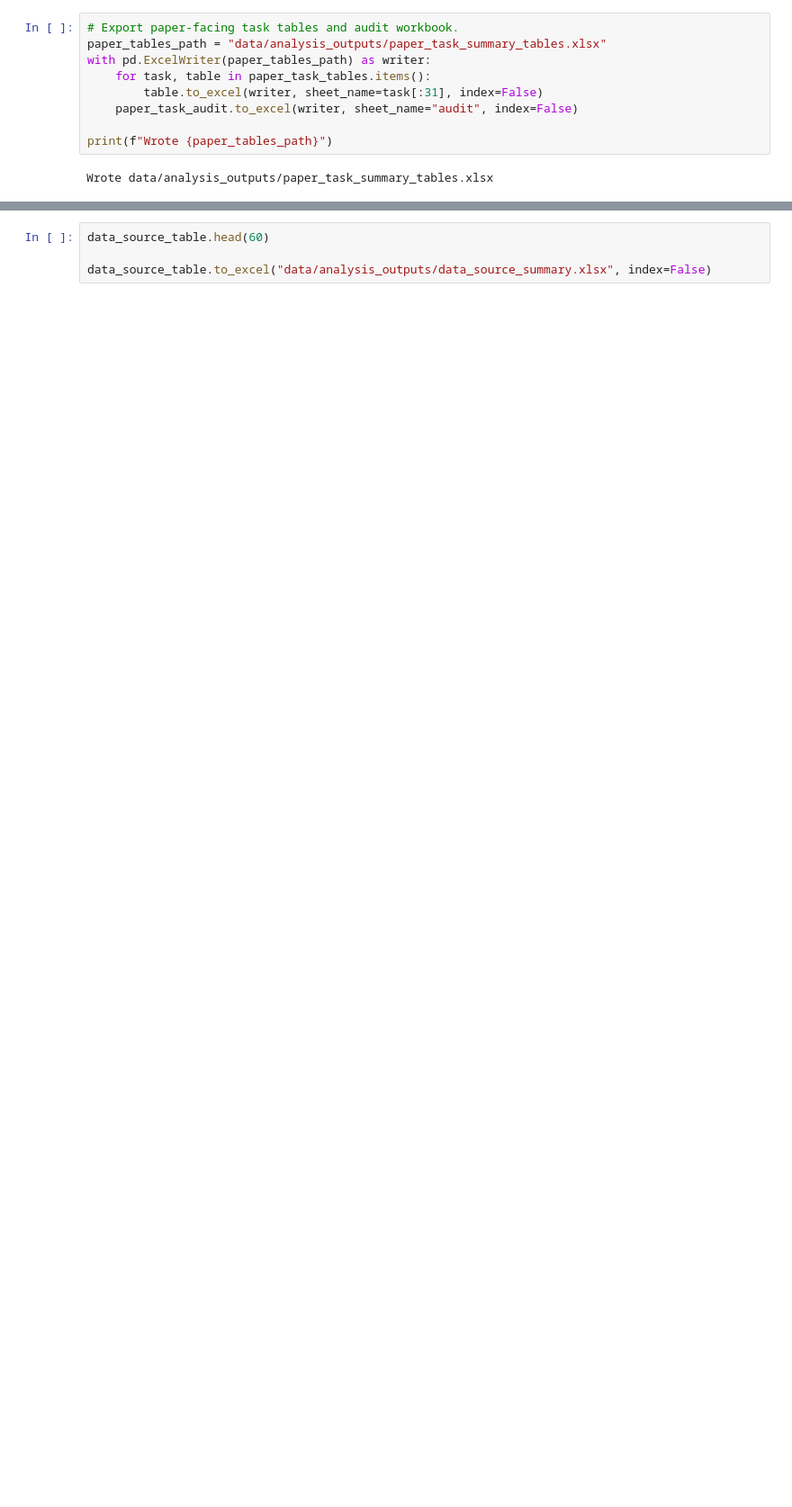
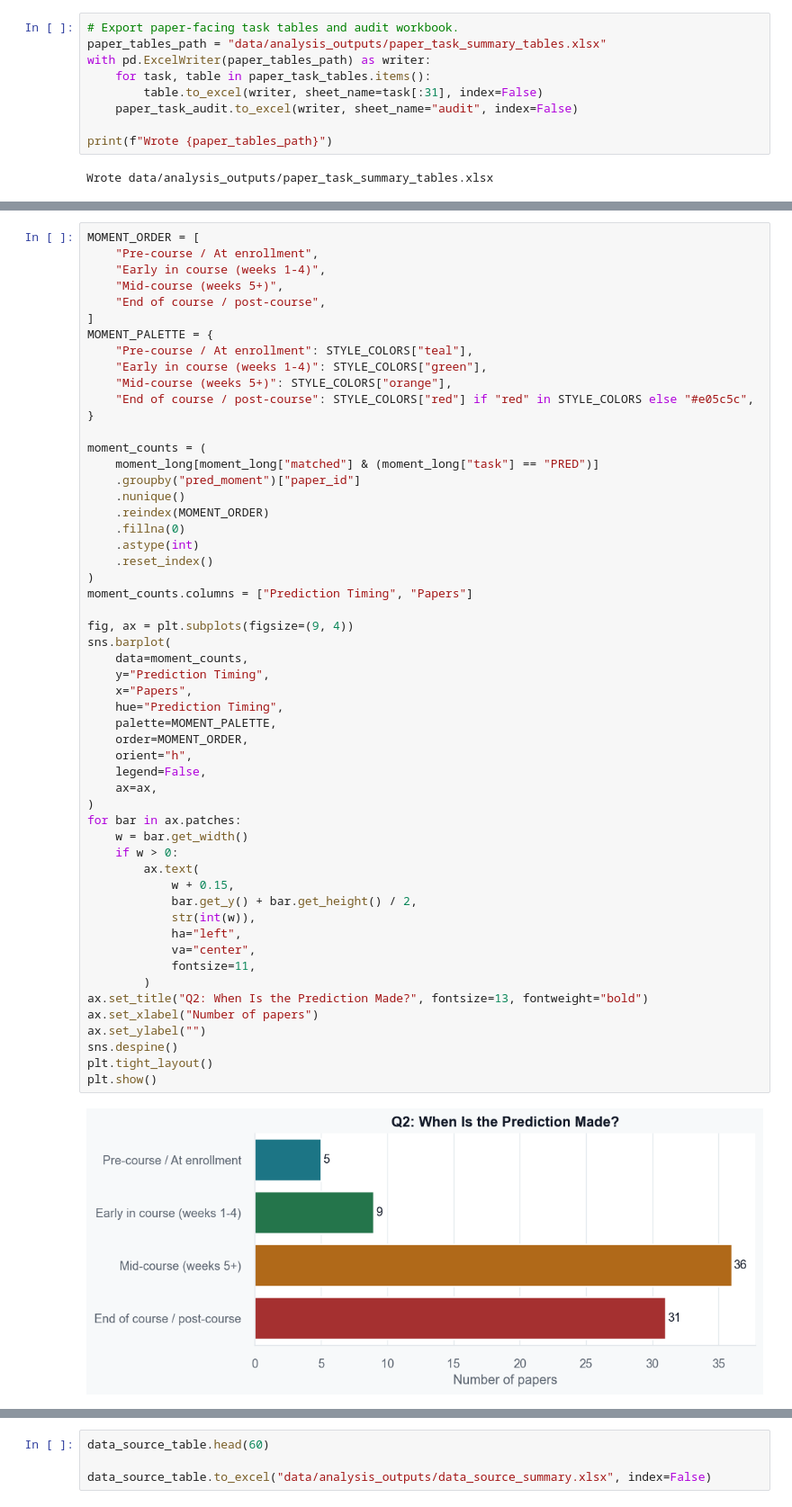
Before and after one commit to RicardoSantos0/Notion_Zotero, a Jupyter notebook: original_db_summary_analysis.ipynb, the cells around one changed output, grey strips where cells are left out. Shown at 90% size. Cells and saved outputs as stored; diff of their text form; blank space fills up the shorter version.

```diff
--- a/original_db_summary_analysis.ipynb
+++ b/original_db_summary_analysis.ipynb
@@ -516,0 +800,56 @@ Wrote data/analysis_outputs/paper_task_summary_tables.xlsx
+# %%
+MOMENT_ORDER = [
+    "Pre-course / At enrollment",
+    "Early in course (weeks 1-4)",
+    "Mid-course (weeks 5+)",
+    "End of course / post-course",
+]
+MOMENT_PALETTE = {
+    "Pre-course / At enrollment": STYLE_COLORS["teal"],
+    "Early in course (weeks 1-4)": STYLE_COLORS["green"],
+    "Mid-course (weeks 5+)": STYLE_COLORS["orange"],
+    "End of course / post-course": STYLE_COLORS["red"] if "red" in STYLE_COLORS else "#e05c5c",
+}
+
+moment_counts = (
+    moment_long[moment_long["matched"] & (moment_long["task"] == "PRED")]
+    .groupby("pred_moment")["paper_id"]
+    .nunique()
+    .reindex(MOMENT_ORDER)
+    .fillna(0)
+    .astype(int)
+    .reset_index()
+)
+moment_counts.columns = ["Prediction Timing", "Papers"]
+
+fig, ax = plt.subplots(figsize=(9, 4))
+sns.barplot(
+    data=moment_counts,
+    y="Prediction Timing",
+    x="Papers",
+    hue="Prediction Timing",
+    palette=MOMENT_PALETTE,
+    order=MOMENT_ORDER,
+    orient="h",
+    legend=False,
+    ax=ax,
+)
+for bar in ax.patches:
+    w = bar.get_width()
+    if w > 0:
+        ax.text(
+            w + 0.15,
+            bar.get_y() + bar.get_height() / 2,
+            str(int(w)),
+            ha="left",
+            va="center",
+            fontsize=11,
+        )
+ax.set_title("Q2: When Is the Prediction Made?", fontsize=13, fontweight="bold")
+ax.set_xlabel("Number of papers")
+ax.set_ylabel("")
+sns.despine()
+plt.tight_layout()
+plt.show()
+# %% [output]
+[figure, added]
```
Also changed, not shown: parts of 26 cells of this notebook, 19 other files.
